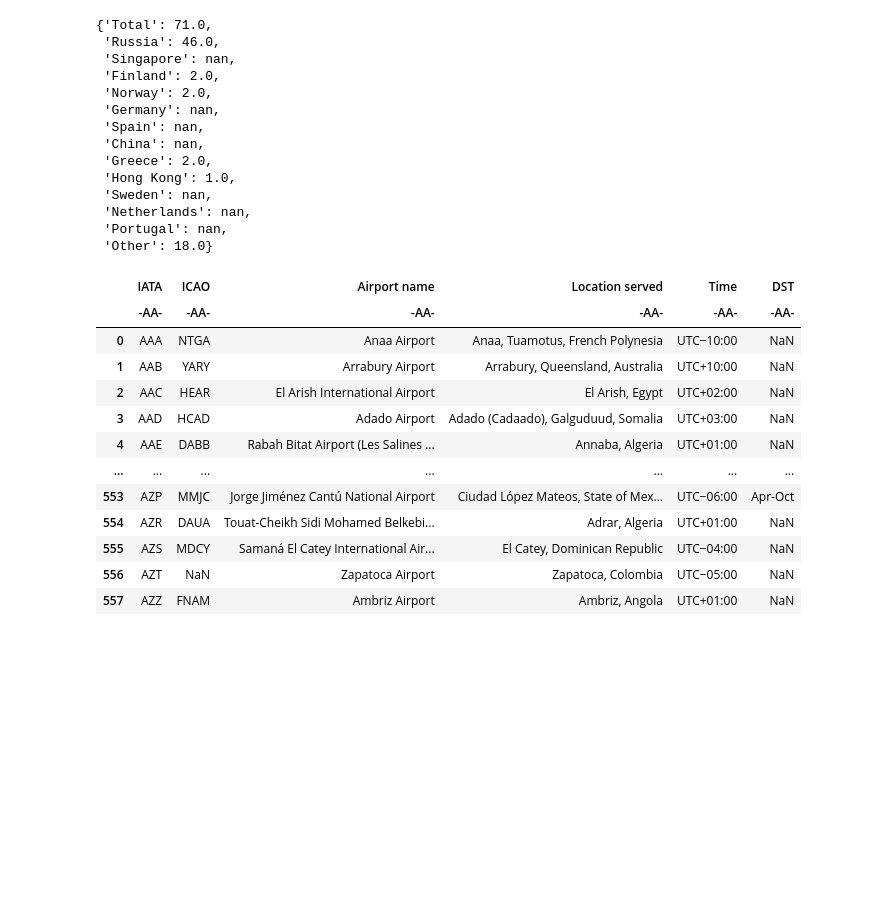
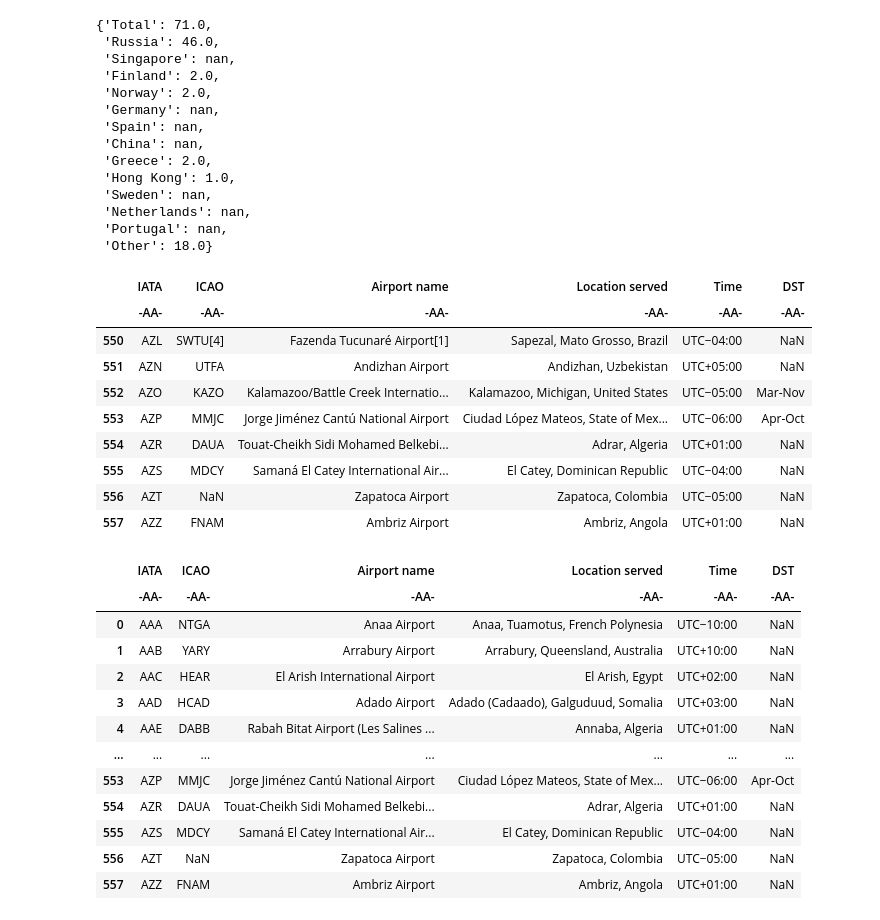
Before and after one commit to stelios-c/wikidata_experimental, a Jupyter notebook: wiki_scrape_403.ipynb, the cells around one changed output. Cells and saved outputs as stored; diff of their text form; code cells hidden in the pictures; blank space fills up the shorter version.

```diff
--- a/wiki_scrape_403.ipynb
+++ b/wiki_scrape_403.ipynb
@@ -156,6 +156,19 @@ file_dump.close()
 wiki_table_problem=pd.read_html(io.StringIO(wiki_page.html()))
 # %%
 problem_table=wiki_table_problem[0]
+# %%
+problem_table.iloc[550:]
+# %% [output]
+|  | IATA | ICAO | Airport name | Location served | Time | DST |
+|  | -AA- | -AA- | -AA- | -AA- | -AA- | -AA- |
+| 550 | AZL | SWTU[4] | Fazenda Tucunaré Airport[1] | Sapezal, Mato Grosso, Brazil | UTC−04:00 | NaN |
+| 551 | AZN | UTFA | Andizhan Airport | Andizhan, Uzbekistan | UTC+05:00 | NaN |
+| 552 | AZO | KAZO | Kalamazoo/Battle Creek Internatio... | Kalamazoo, Michigan, United States | UTC−05:00 | Mar-Nov |
+| 553 | AZP | MMJC | Jorge Jiménez Cantú National Airport | Ciudad López Mateos, State of Mex... | UTC−06:00 | Apr-Oct |
+| 554 | AZR | DAUA | Touat-Cheikh Sidi Mohamed Belkebi... | Adrar, Algeria | UTC+01:00 | NaN |
+| 555 | AZS | MDCY | Samaná El Catey International Air... | El Catey, Dominican Republic | UTC−04:00 | NaN |
+| 556 | AZT | NaN | Zapatoca Airport | Zapatoca, Colombia | UTC−05:00 | NaN |
+| 557 | AZZ | FNAM | Ambriz Airport | Ambriz, Angola | UTC+01:00 | NaN |
 # %%
 problem_table
 # %% [output]
```
